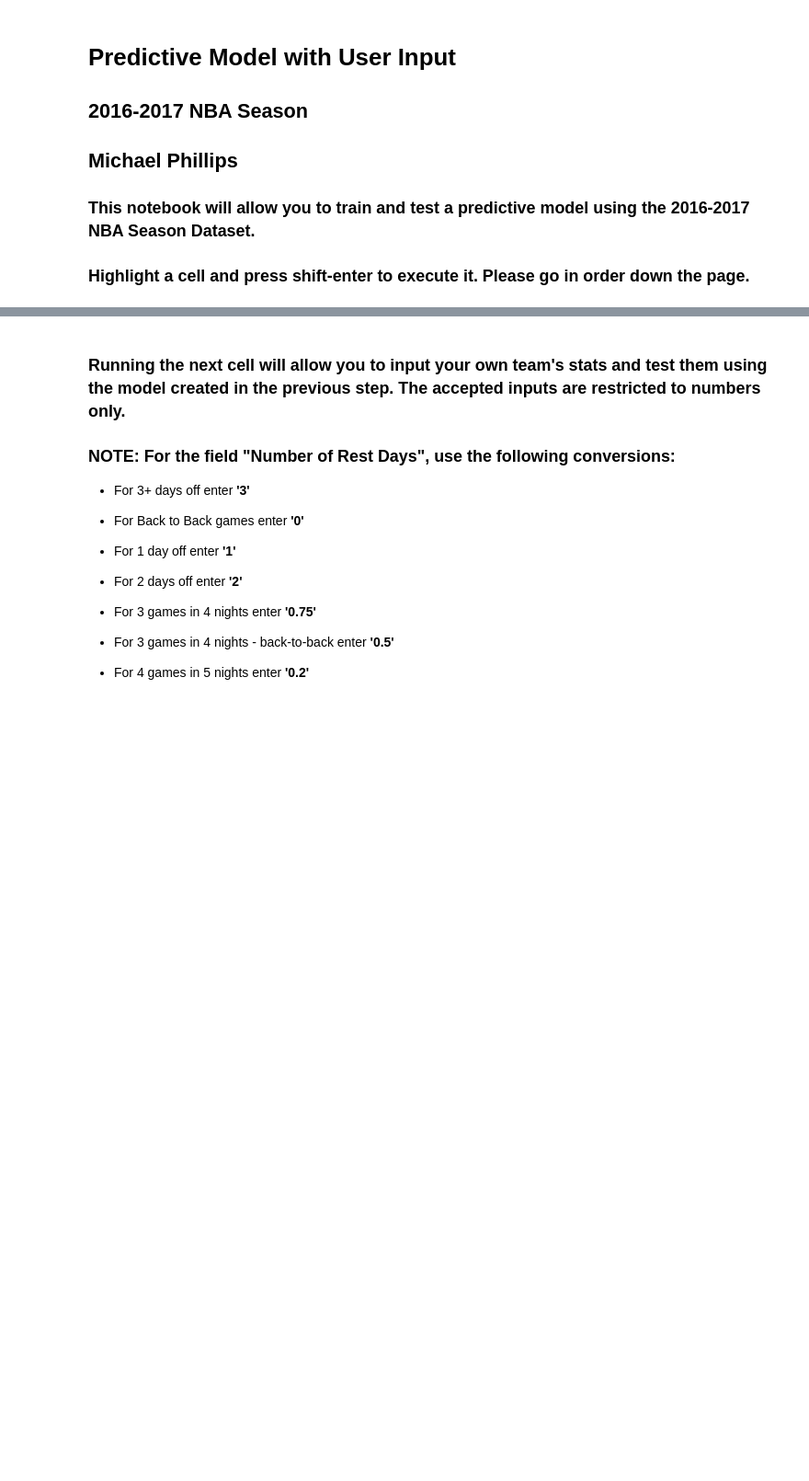
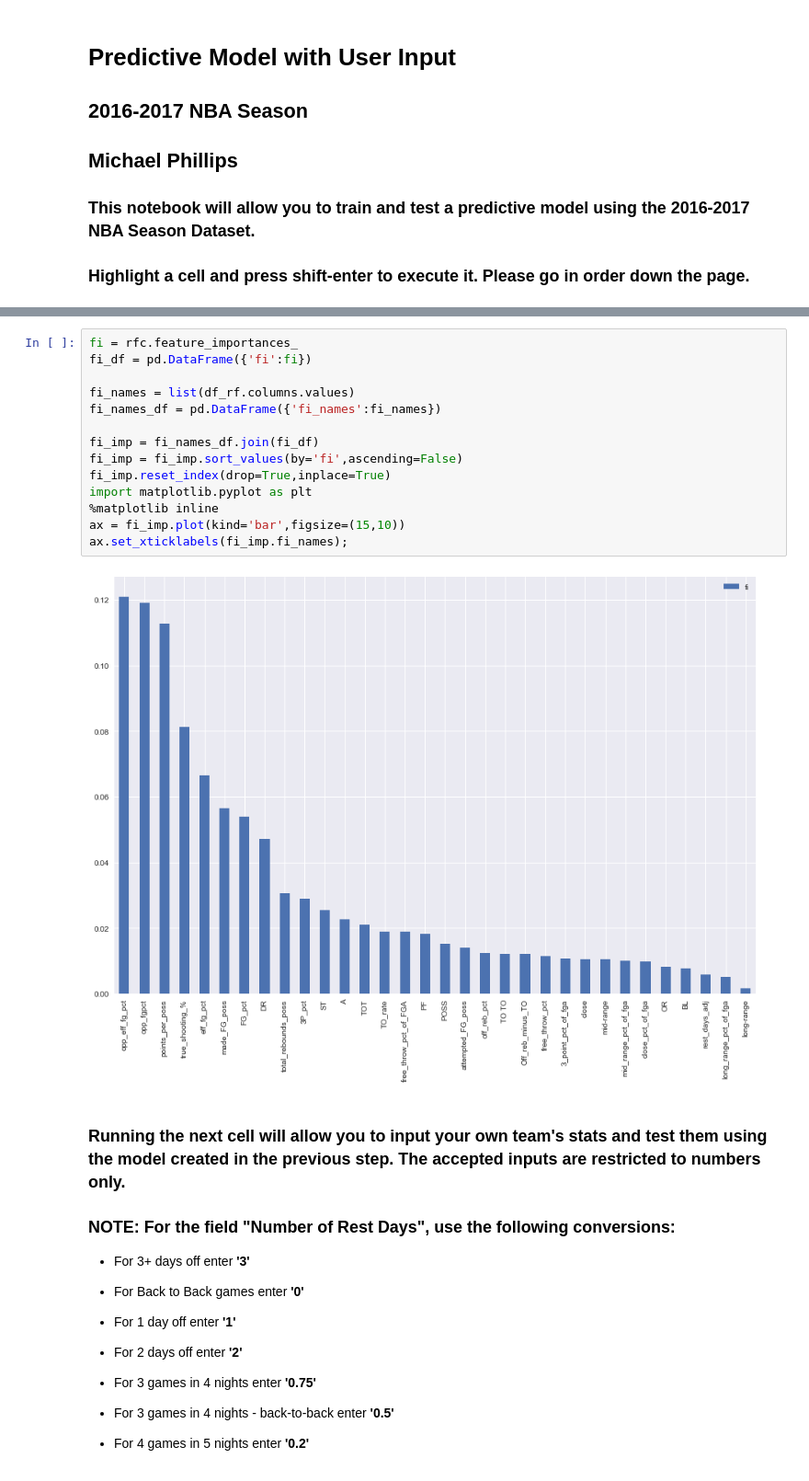
Before and after one commit to MPhillips55/Capstone_Project_1_2016-2017_NBA_Data, a Jupyter notebook: Machine Learning/Predictive Model with User Input.ipynb, the cells around one changed output, grey strips where cells are left out. Shown: that part at 92% size. Saved outputs shown, nothing was run; the diff lists cells and outputs as text; blank space fills up the shorter version.

```diff
--- a/Machine Learning/Predictive Model with User Input.ipynb
+++ b/Machine Learning/Predictive Model with User Input.ipynb
@@ -14,3 +36,19 @@ os.chdir(filepath)
+# %%
+fi = rfc.feature_importances_
+fi_df = pd.DataFrame({'fi':fi})
+
+fi_names = list(df_rf.columns.values)
+fi_names_df = pd.DataFrame({'fi_names':fi_names})
+
+fi_imp = fi_names_df.join(fi_df)
+fi_imp = fi_imp.sort_values(by='fi',ascending=False)
+fi_imp.reset_index(drop=True,inplace=True)
+import matplotlib.pyplot as plt
+%matplotlib inline
+ax = fi_imp.plot(kind='bar',figsize=(15,10))
+ax.set_xticklabels(fi_imp.fi_names);
+# %% [output]
+[figure, added]
 # %% [markdown]
 ### Running the next cell will allow you to input your own team's stats and test them using the model created in the previous step. The accepted inputs are restricted to numbers only.
 
```
Also changed, not shown: parts of 6 cells of this notebook, 3 other files.
